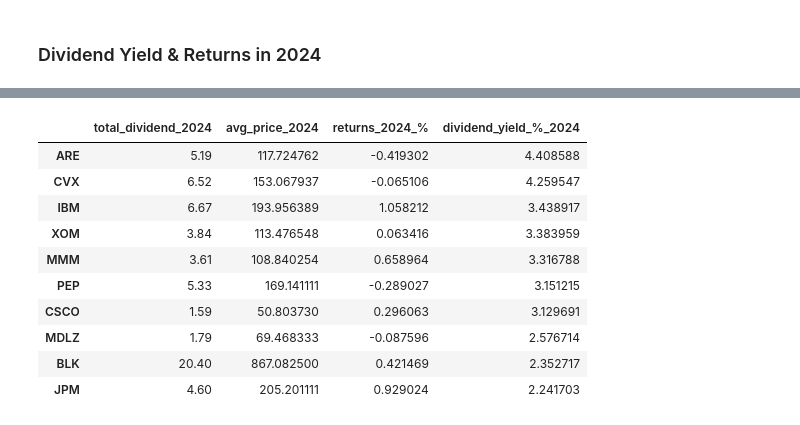
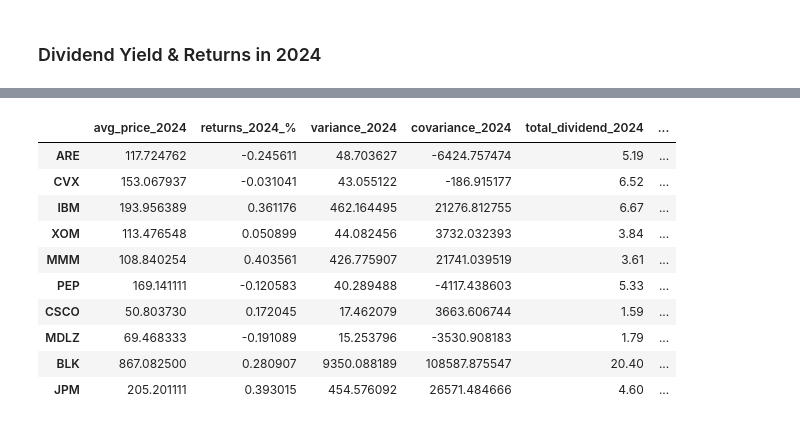
Before and after one commit to jtorsvik/project-anthill, a Jupyter notebook: notebook/stock_analysis.ipynb, the cells around one changed output, grey strips where cells are left out. Cells and saved outputs as stored; diff of their text form; code cells hidden in the pictures.

```diff
--- a/notebook/stock_analysis.ipynb
+++ b/notebook/stock_analysis.ipynb
@@ -252,0 +252,26 @@ for ticker in os.listdir(source_daily_path):
+# %%
+
+def get_all_file_paths(directory):
+    file_paths = []
+    for root, dirs, files in os.walk(directory):
+        for file in files:
+            full_path = root + '/' + file
+            file_paths.append(full_path.replace('\\', '/').replace('//', '/'))  # Normalize path separators
+    return file_paths
+
+all_files = get_all_file_paths(source_daily_path)
+# %%
+idx_2024_df = pd.DataFrame()
+
+# Get the file paths for the indices
+all_idx_files = get_all_file_paths(idx_source_daily_path)
+idx_2024_files = [f for f in all_idx_files if '2024' in f]
+
+for dir_path in idx_2024_files:
+    ticker = dir_path.split('/')[-1].split('_')[0].upper()  # Extract the ticker symbol from the path
+    df = pd.read_parquet(dir_path)
+    df.index = pd.to_datetime(df.index).strftime('%Y-%m-%d')
+    idx_2024_df[ticker] = df['close']
+
+idx_2024_df['market'] = idx_2024_df.mean(axis=1)  # Calculate the market index as the mean of all indices
+idx_2024_df.head()
@@ -253,20 +286,32 @@ for ticker in os.listdir(source_daily_path):
+# %%
+# Calculate the average share price for each ticker in 2024
+avg_price_df = pd.DataFrame()
+
+for file in all_files:
+    if '2024' in file:
+        ticker = file.split('/')[-1].split('_')[0].upper()
+        avg_price_2024 = pd.read_parquet(file)
+        avg_price_2024.index = pd.to_datetime(avg_price_2024.index).strftime('%Y-%m-%d')
+        avg_price_2024 = avg_price_2024.join(idx_2024_df, how='left', rsuffix='_idx')
+        avg_price_df.loc[ticker.upper(), 'avg_price_2024'] = avg_price_2024['close'].mean()
+        avg_price_df.loc[ticker.upper(), 'returns_2024_%'] = (avg_price_2024['close'].iloc[-1] / avg_price_2024['close'].iloc[0]) - 1
+        avg_price_df.loc[ticker.upper(), 'variance_2024'] = avg_price_2024['close'].var()
+        avg_price_df.loc[ticker.upper(), 'covariance_2024'] = avg_price_2024['close'].cov(avg_price_2024['market'])
 # %%
 # join the dfs on the index
-agg_12mnd_df = sum_divs.join(avg_price_df, how='inner')
+agg_12mnd_df = avg_price_df.join(sum_divs, how='left')
 
 # Calculate the dividend yield for each ticker
 agg_12mnd_df['dividend_yield_%_2024'] = (agg_12mnd_df['total_dividend_2024'] / agg_12mnd_df['avg_price_2024']) * 100
-
-agg_12mnd_df.sort_values(by='dividend_yield_%_2024', ascending=False).head(10)
 # %% [output]
-|  | total_dividend_2024 | avg_price_2024 | returns_2024_% | dividend_yield_%_2024 |
-| ARE | 5.19 | 117.724762 | -0.419302 | 4.408588 |
-| CVX | 6.52 | 153.067937 | -0.065106 | 4.259547 |
-| IBM | 6.67 | 193.956389 | 1.058212 | 3.438917 |
-| XOM | 3.84 | 113.476548 | 0.063416 | 3.383959 |
-| MMM | 3.61 | 108.840254 | 0.658964 | 3.316788 |
-| PEP | 5.33 | 169.141111 | -0.289027 | 3.151215 |
-| CSCO | 1.59 | 50.803730 | 0.296063 | 3.129691 |
-| MDLZ | 1.79 | 69.468333 | -0.087596 | 2.576714 |
-| BLK | 20.40 | 867.082500 | 0.421469 | 2.352717 |
-| JPM | 4.60 | 205.201111 | 0.929024 | 2.241703 |
+|  | avg_price_2024 | returns_2024_% | variance_2024 | covariance_2024 | total_dividend_2024 | ... |
+| ARE | 117.724762 | -0.245611 | 48.703627 | -6424.757474 | 5.19 | ... |
+| CVX | 153.067937 | -0.031041 | 43.055122 | -186.915177 | 6.52 | ... |
+| IBM | 193.956389 | 0.361176 | 462.164495 | 21276.812755 | 6.67 | ... |
+| XOM | 113.476548 | 0.050899 | 44.082456 | 3732.032393 | 3.84 | ... |
+| MMM | 108.840254 | 0.403561 | 426.775907 | 21741.039519 | 3.61 | ... |
+| PEP | 169.141111 | -0.120583 | 40.289488 | -4117.438603 | 5.33 | ... |
+| CSCO | 50.803730 | 0.172045 | 17.462079 | 3663.606744 | 1.59 | ... |
+| MDLZ | 69.468333 | -0.191089 | 15.253796 | -3530.908183 | 1.79 | ... |
+| BLK | 867.082500 | 0.280907 | 9350.088189 | 108587.875547 | 20.40 | ... |
+| JPM | 205.201111 | 0.393015 | 454.576092 | 26571.484666 | 4.60 | ... |
```
Also changed, not shown: parts of 15 cells of this notebook, 2 other files.
